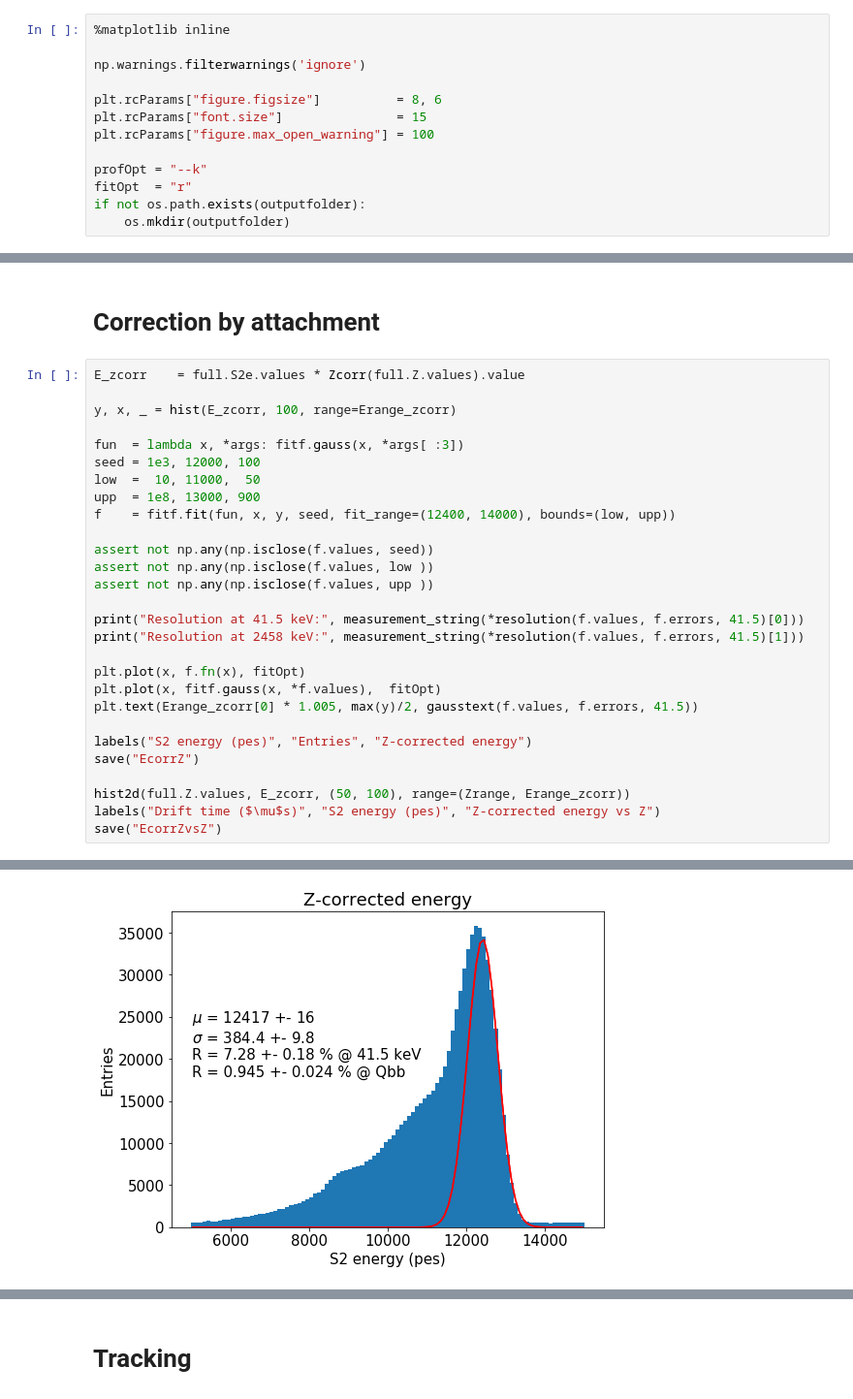
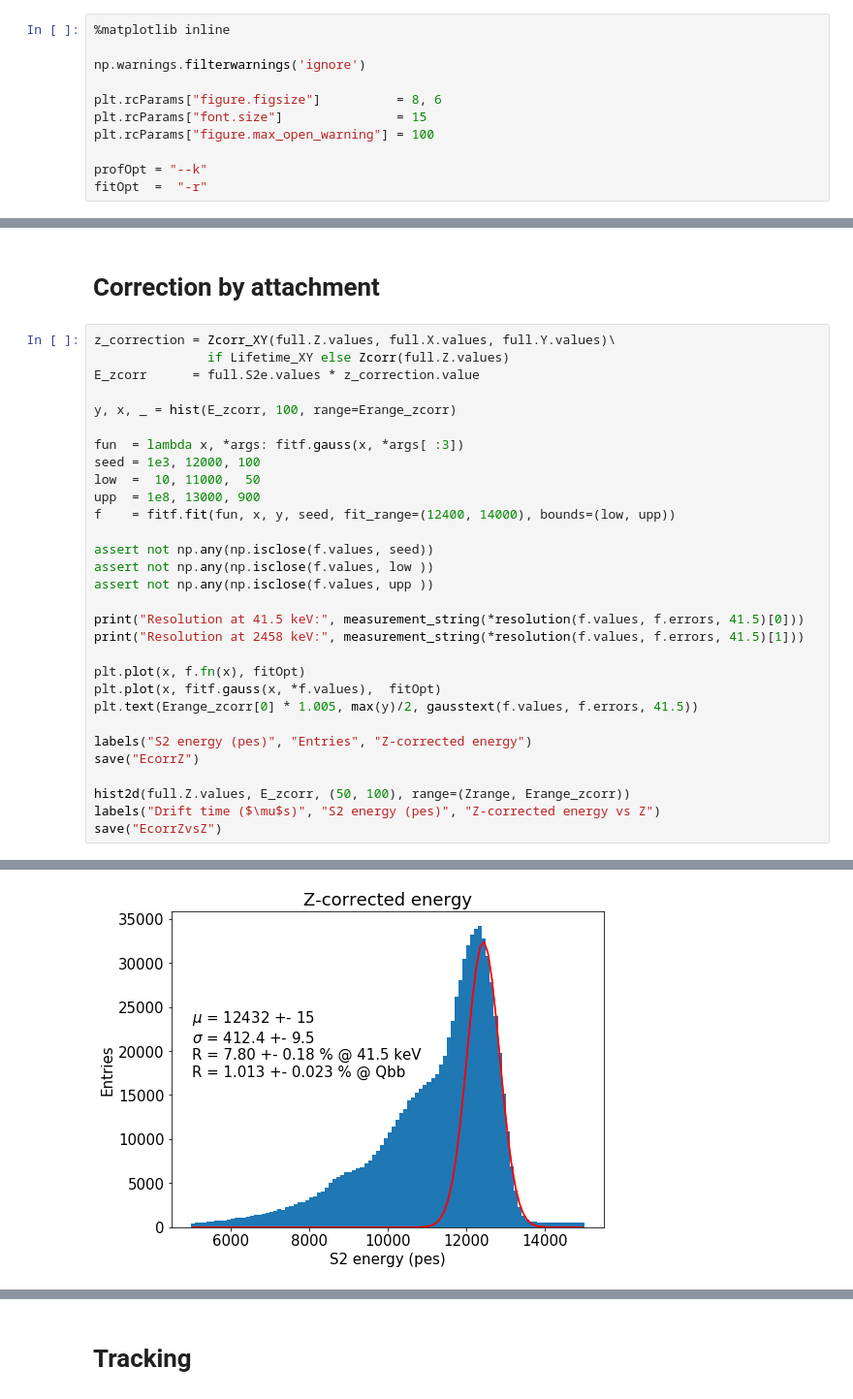
Before and after one commit to gonzaponte/ICARO, a Jupyter notebook: icaro/KrMay/Run4628.ipynb, the cells around one changed output, grey strips where cells are left out. Shown at 97% size. Cells and saved outputs as stored; diff of their text form.

```diff
--- a/icaro/KrMay/Run4628.ipynb
+++ b/icaro/KrMay/Run4628.ipynb
@@ -95,9 +104,7 @@ plt.rcParams["font.size"]               = 15
 plt.rcParams["figure.max_open_warning"] = 100
 
 profOpt = "--k"
-fitOpt  = "r"
-if not os.path.exists(outputfolder):
-    os.mkdir(outputfolder)
+fitOpt  =  "-r"
 # %% [markdown]
 # Read data
 # %%
@@ -683,7 +708,9 @@ save("LifetimevsR")
 # %% [markdown]
 # Correction by attachment
 # %%
-E_zcorr    = full.S2e.values * Zcorr(full.Z.values).value
+z_correction = Zcorr_XY(full.Z.values, full.X.values, full.Y.values)\
+               if Lifetime_XY else Zcorr(full.Z.values)
+E_zcorr      = full.S2e.values * z_correction.value
 
 y, x, _ = hist(E_zcorr, 100, range=Erange_zcorr)
 
@@ -716 +743 @@ Resolution at 2458 keV: 0.945 +- 0.024
-[figure, old version]
+[figure, new version]
```
Also changed, not shown: parts of 29 cells of this notebook, 10 other files.
